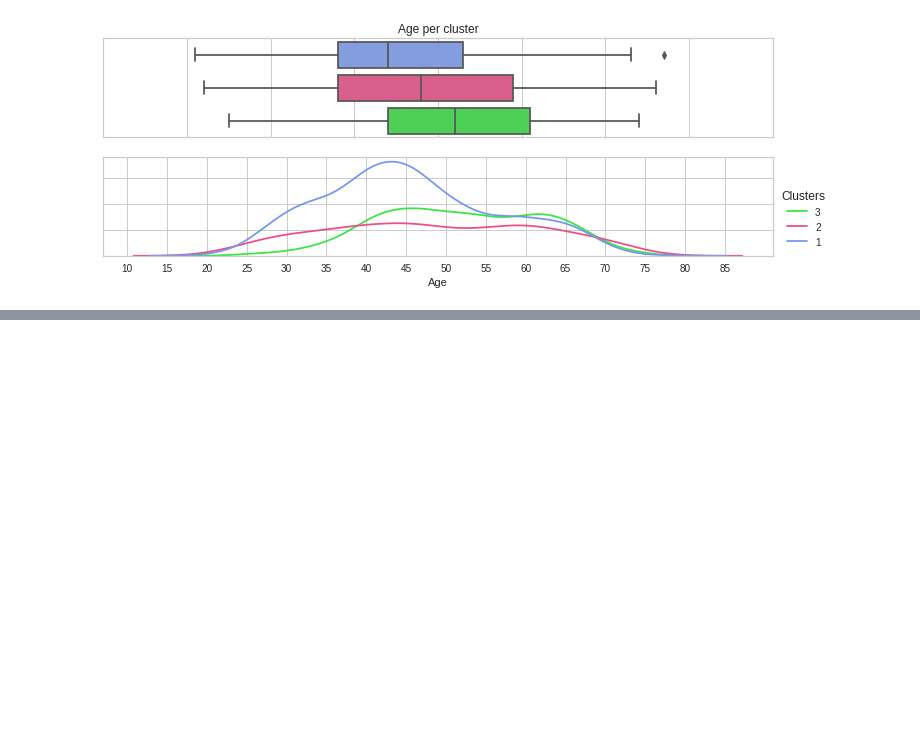
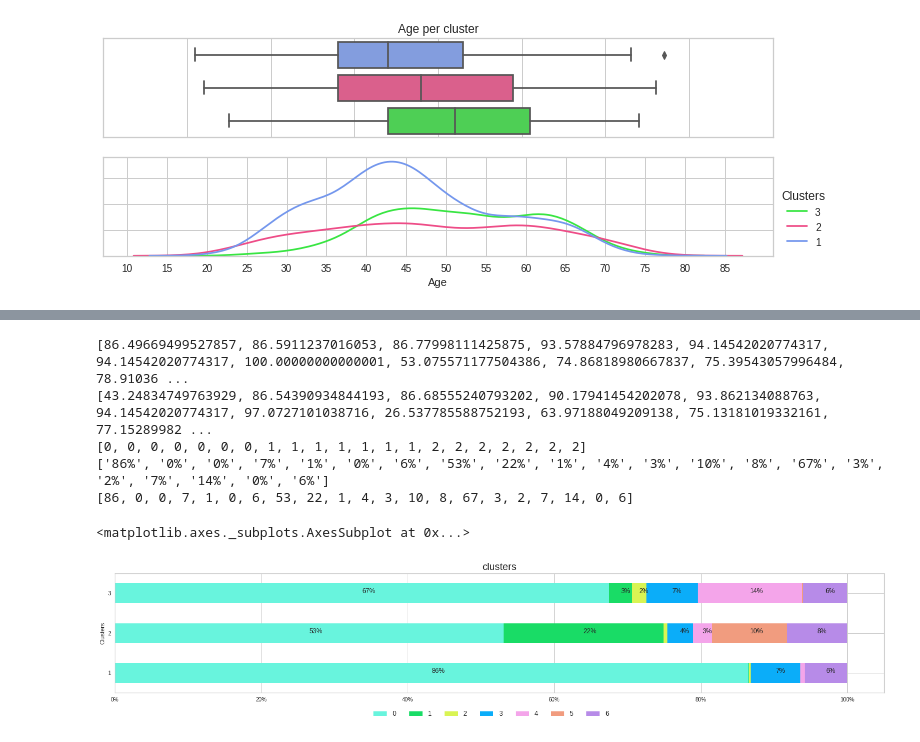
Before and after one commit to nico961009/Learning-AI-and-ML-with-a-Marketing-Campaign-dataset, a Jupyter notebook: 3.1.-K-Means_Characteristics_of_clusters.ipynb, the cells around one changed output, grey strips where cells are left out. Saved outputs shown, nothing was run; the diff lists cells and outputs as text; code cells hidden in the pictures; blank space fills up the shorter version.

```diff
--- a/3.1.-K-Means_Characteristics_of_clusters.ipynb
+++ b/3.1.-K-Means_Characteristics_of_clusters.ipynb
@@ -228,0 +281,28 @@ plt.show()
+# %%
+status= pd.DataFrame(mk.groupby(['clusters','Marital_Status'])[['Education']].count()).reset_index()
+status = status.pivot_table(values='Education', index='clusters', columns='Marital_Status').reset_index()
+
+# products
+products = pd.DataFrame(mkd.groupby('clusters')[['MntWines','MntFruits','MntMeatProducts','MntFishProducts','MntSweetProducts','MntGoldProds']].sum()).reset_index()
+
+# campaign
+campaign = pd.DataFrame(mk.groupby(['clusters','Promotion_#_campaign_accepted'])[['Education']].count()).reset_index()
+campaign = campaign.pivot_table(values='Education', index='clusters', columns='Promotion_#_campaign_accepted').reset_index()
+
+# Generating the graph:
+# fig, ax = plt.subplots(2,1, figsize=(25,6))
+# ax = ax.ravel()
+
+# barh_100_per(products,num_charts='several',axes=0, yticklabels=['1','2','3'], ylabel='Clusters',
+#              color=['#19DC66','#D9F453','#0BADF9','#F4A5EA','#F19C7F','#B78BE8'])
+
+barh_100_per(campaign,num_charts='one', yticklabels=['1','2','3'], ylabel='Clusters',fig_length=25,fig_width=4,
+             color=['#68F4DD','#19DC66','#D9F453','#0BADF9','#F4A5EA','#F19C7F','#B78BE8'])
+# %% [output]
+[86.49669499527857, 86.5911237016053, 86.77998111425875, 93.57884796978283, 94.14542020774317, 94.14542020774317, 100.00000000000001, 53.075571177504386, 74.86818980667837, 75.39543057996484, 78.91036 ...
+[43.24834749763929, 86.54390934844193, 86.68555240793202, 90.17941454202078, 93.862134088763, 94.14542020774317, 97.0727101038716, 26.537785588752193, 63.97188049209138, 75.13181019332161, 77.15289982 ...
+[0, 0, 0, 0, 0, 0, 0, 1, 1, 1, 1, 1, 1, 1, 2, 2, 2, 2, 2, 2, 2]
+['86%', '0%', '0%', '7%', '1%', '0%', '6%', '53%', '22%', '1%', '4%', '3%', '10%', '8%', '67%', '3%', '2%', '7%', '14%', '0%', '6%']
+[86, 0, 0, 7, 1, 0, 6, 53, 22, 1, 4, 3, 10, 8, 67, 3, 2, 7, 14, 0, 6]
+<matplotlib.axes._subplots.AxesSubplot at 0x...>
+[figure, added]
```
Also changed, not shown: parts of 15 cells of this notebook, 2 other files.
